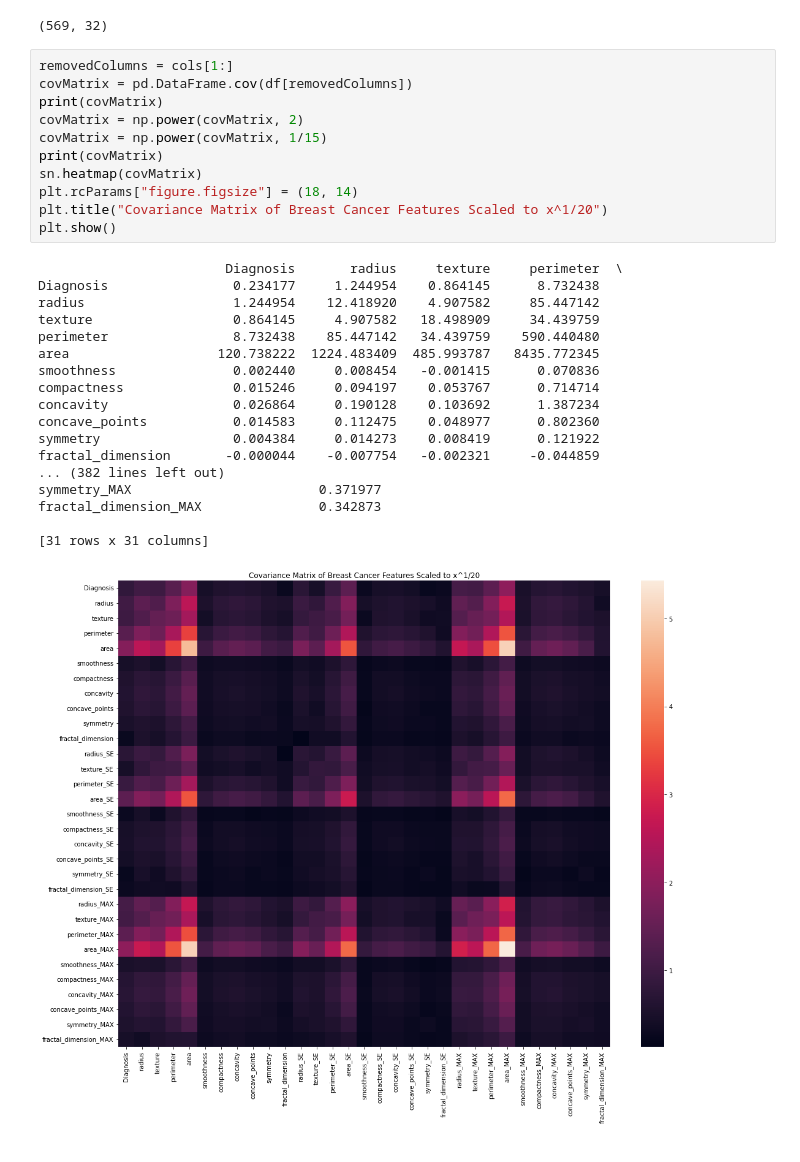
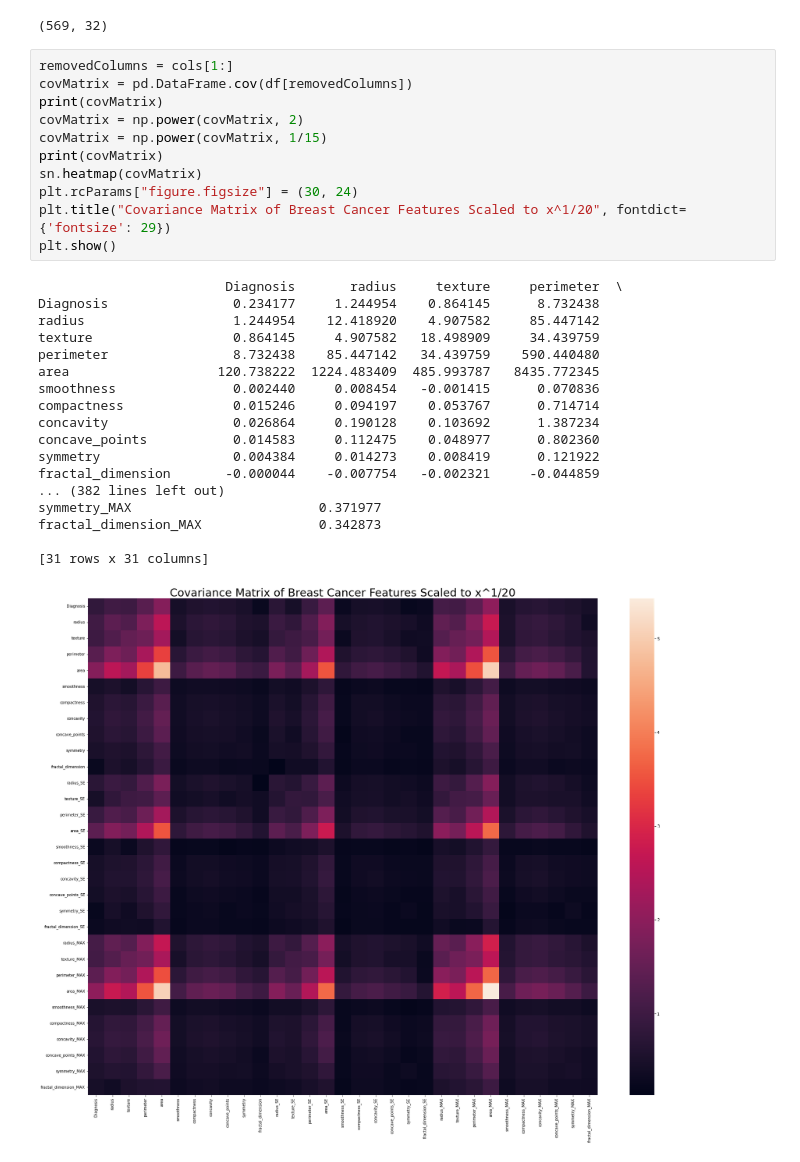
Before and after one commit to sprice134/MQP-2023, a Jupyter notebook: Code/Data_Analysis/covarianceMatrix.ipynb, the cells around one changed output. Drawn from its saved outputs; the diff is of its cells as text.

```diff
--- a/Code/Data_Analysis/covarianceMatrix.ipynb
+++ b/Code/Data_Analysis/covarianceMatrix.ipynb
@@ -18,30 +18,30 @@ print(df.shape)
 # %%
 removedColumns = cols[1:]
 covMatrix = pd.DataFrame.cov(df[removedColumns])
 print(covMatrix)
 covMatrix = np.power(covMatrix, 2)
 covMatrix = np.power(covMatrix, 1/15)
 print(covMatrix)
 sn.heatmap(covMatrix)
-plt.rcParams["figure.figsize"] = (18, 14)
-plt.title("Covariance Matrix of Breast Cancer Features Scaled to x^1/20")
+plt.rcParams["figure.figsize"] = (30, 24)
+plt.title("Covariance Matrix of Breast Cancer Features Scaled to x^1/20", fontdict={'fontsize': 29})
 plt.show()
 # %% [output]
                         Diagnosis       radius     texture     perimeter  \
 Diagnosis                0.234177     1.244954    0.864145      8.732438
 radius                   1.244954    12.418920    4.907582     85.447142
 texture                  0.864145     4.907582   18.498909     34.439759
 perimeter                8.732438    85.447142   34.439759    590.440480
 area                   120.738222  1224.483409  485.993787   8435.772345
 smoothness               0.002440     0.008454   -0.001415      0.070836
 compactness              0.015246     0.094197    0.053767      0.714714
 concavity                0.026864     0.190128    0.103692      1.387234
 concave_points           0.014583     0.112475    0.048977      0.802360
 symmetry                 0.004384     0.014273    0.008419      0.121922
 fractal_dimension       -0.000044    -0.007754   -0.002321     -0.044859
 ... (382 lines left out)
 symmetry_MAX                        0.371977
 fractal_dimension_MAX               0.342873
 
 [31 rows x 31 columns]
-[figure, old version]
+[figure, new version]
```
Also changed, not shown: 4 other files.
